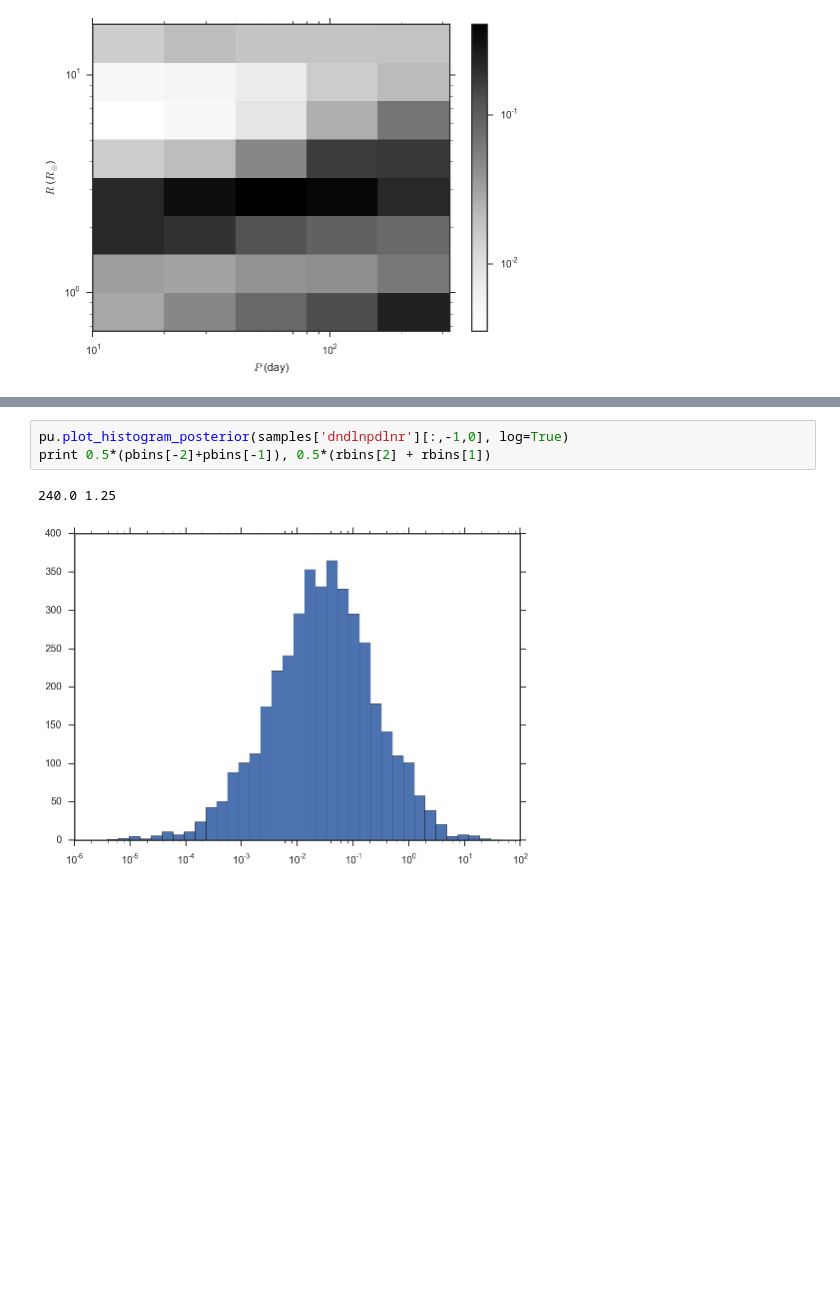
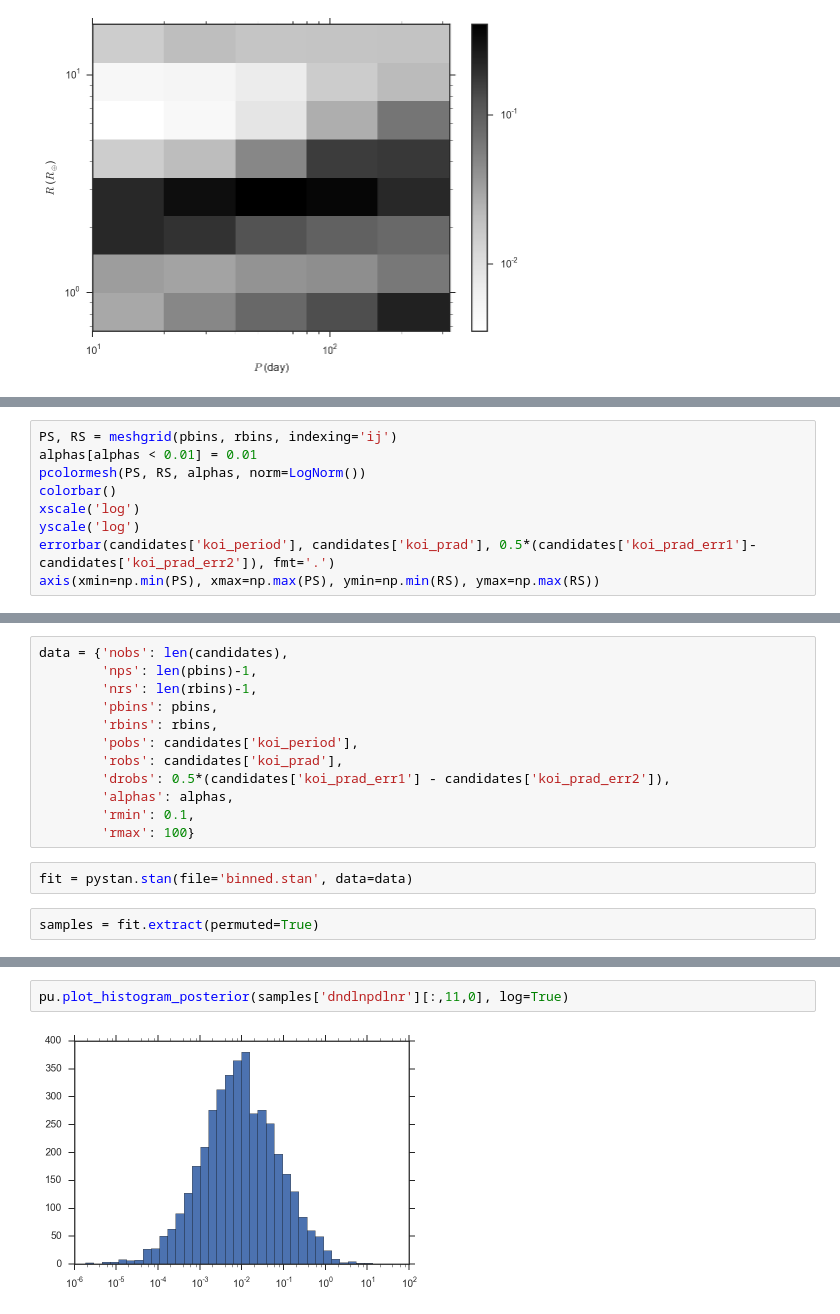
Before and after one commit to farr/kepler-selection, a Jupyter notebook: kephackwk/BinnedUncertaintyStan.ipynb, the cells around one changed output, grey strips where cells are left out. Drawn from its saved outputs; the diff is of its cells as text; blank space fills up the shorter version.

Commit message:
Working Stan with more bins, analytical efficiency.

```diff
--- a/kephackwk/BinnedUncertaintyStan.ipynb
+++ b/kephackwk/BinnedUncertaintyStan.ipynb
@@ -134,0 +274,9 @@ ylabel(r'$R$ ($R_\oplus$)')
+# %%
+PS, RS = meshgrid(pbins, rbins, indexing='ij')
+alphas[alphas < 0.01] = 0.01
+pcolormesh(PS, RS, alphas, norm=LogNorm())
+colorbar()
+xscale('log')
+yscale('log')
+errorbar(candidates['koi_period'], candidates['koi_prad'], 0.5*(candidates['koi_prad_err1']-candidates['koi_prad_err2']), fmt='.')
+axis(xmin=np.min(PS), xmax=np.max(PS), ymin=np.min(RS), ymax=np.max(RS))
@@ -134,0 +289,16 @@ ylabel(r'$R$ ($R_\oplus$)')
+# %%
+data = {'nobs': len(candidates),
+        'nps': len(pbins)-1,
+        'nrs': len(rbins)-1,
+        'pbins': pbins,
+        'rbins': rbins,
+        'pobs': candidates['koi_period'],
+        'robs': candidates['koi_prad'],
+        'drobs': 0.5*(candidates['koi_prad_err1'] - candidates['koi_prad_err2']),
+        'alphas': alphas,
+        'rmin': 0.1,
+        'rmax': 100}
+# %%
+fit = pystan.stan(file='binned.stan', data=data)
+# %%
+samples = fit.extract(permuted=True)
@@ -135,6 +347,4 @@ ylabel(r'$R$ ($R_\oplus$)')
 # %%
-pu.plot_histogram_posterior(samples['dndlnpdlnr'][:,-1,0], log=True)
-print 0.5*(pbins[-2]+pbins[-1]), 0.5*(rbins[2] + rbins[1])
+pu.plot_histogram_posterior(samples['dndlnpdlnr'][:,11,0], log=True)
 # %% [output]
-240.0 1.25
-[figure, old version]
+[figure, new version]
```
Also changed, not shown: parts of 25 cells of this notebook, 1 other file.
